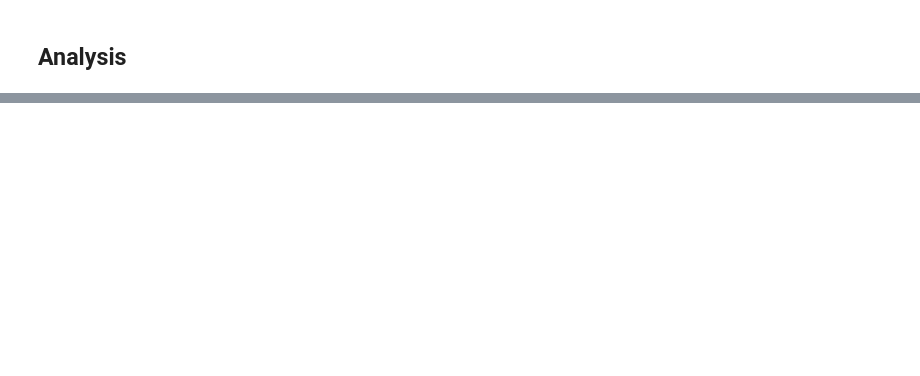
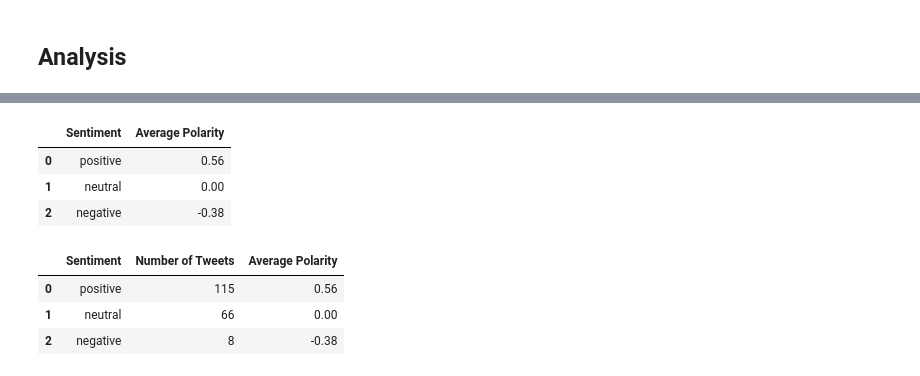
Before and after one commit to findthefunction/goldendwarf, a Jupyter notebook: NLP_analysis/Twitter_NLP.ipynb, the cells around one changed output, grey strips where cells are left out. Drawn from its saved outputs; the diff is of its cells as text; code cells hidden in the pictures; blank space fills up the shorter version.

Commit message:
adding function for plotly visualization

```diff
--- a/NLP_analysis/Twitter_NLP.ipynb
+++ b/NLP_analysis/Twitter_NLP.ipynb
@@ -324,0 +326,51 @@ Overall crypto sentiment score is = 0.202
+# %%
+# Function for creating a df with positive/negative/neutral counts
+def pos_neg_neutral(df):
+
+    positive = []
+    neutral = []
+    negative = []
+
+    for values in df:
+        if values > 0:
+            positive.append(values)
+
+        elif values < 0:
+            negative.append(values)
+
+        else:
+            neutral.append(values)
+
+    positive_score = round(np.mean(positive), 2)
+    neutral_score = round(np.mean(neutral), 2)
+    negative_score = round(np.mean(negative), 2)
+
+    scores = positive_score, neutral_score, negative_score
+    scores_df = pd.DataFrame(scores)
+    return scores_df
+
+#Execute Function
+scores_df = pos_neg_neutral(vader_values)
+
+#Reformat df to fit requirements for merging/implementing into a graph
+scores_df = scores_df.rename(index={0: 'positive', 1: 'neutral', 2: 'negative'}).reset_index()
+scores_df = scores_df.rename(columns={'index': 'Sentiment', 0: 'Average Polarity'})
+scores_df
+# %% [output]
+|  | Sentiment | Average Polarity |
+| 0 | positive | 0.56 |
+| 1 | neutral | 0.00 |
+| 2 | negative | -0.38 |
+# %%
+# Create # of Tweets Df and reformat to prepare for merge
+vader_values_plot = pd.DataFrame(crypto_data['vader_clean_sentiment'].value_counts()).reset_index()
+vader_values_plot = vader_values_plot.rename(columns={'index': 'Sentiment', 'vader_clean_sentiment': 'Number of Tweets'})
+
+# Merge Dataframes
+sentiment_df = pd.merge(vader_values_plot, scores_df, on=['Sentiment', 'Sentiment'], how='left')
+sentiment_df
+# %% [output]
+|  | Sentiment | Number of Tweets | Average Polarity |
+| 0 | positive | 115 | 0.56 |
+| 1 | neutral | 66 | 0.00 |
+| 2 | negative | 8 | -0.38 |
```
Also changed, not shown: parts of 8 cells of this notebook, 2 other files.
